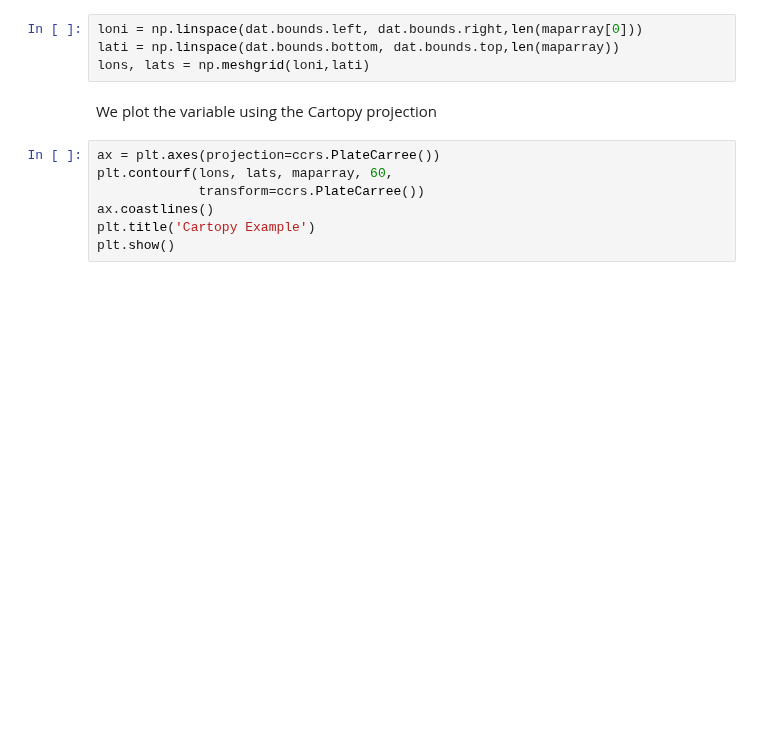
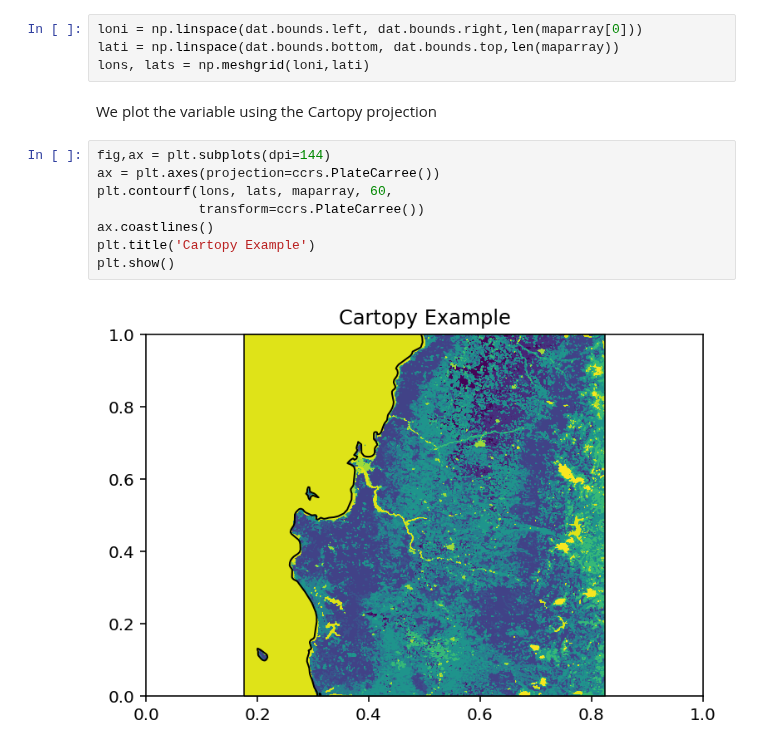
Before and after one commit to Datavizcowboy/PythonDatavizToolbox, a Jupyter notebook: Notebooks/05-Mapping/04-Plot_TIF_in_Cartopy.ipynb, the cells around one changed output. Saved outputs shown, nothing was run; the diff lists cells and outputs as text; blank space fills up the shorter version.

```diff
--- a/Notebooks/05-Mapping/04-Plot_TIF_in_Cartopy.ipynb
+++ b/Notebooks/05-Mapping/04-Plot_TIF_in_Cartopy.ipynb
@@ -39,9 +39,12 @@ lons, lats = np.meshgrid(loni,lati)
 # %% [markdown]
 We plot the variable using the Cartopy projection
 # %%
+fig,ax = plt.subplots(dpi=144)
 ax = plt.axes(projection=ccrs.PlateCarree())
 plt.contourf(lons, lats, maparray, 60,
              transform=ccrs.PlateCarree())
 ax.coastlines()
 plt.title('Cartopy Example')
 plt.show()
+# %% [output]
+[figure, added]
```
Also changed, not shown: parts of 6 cells of this notebook.
